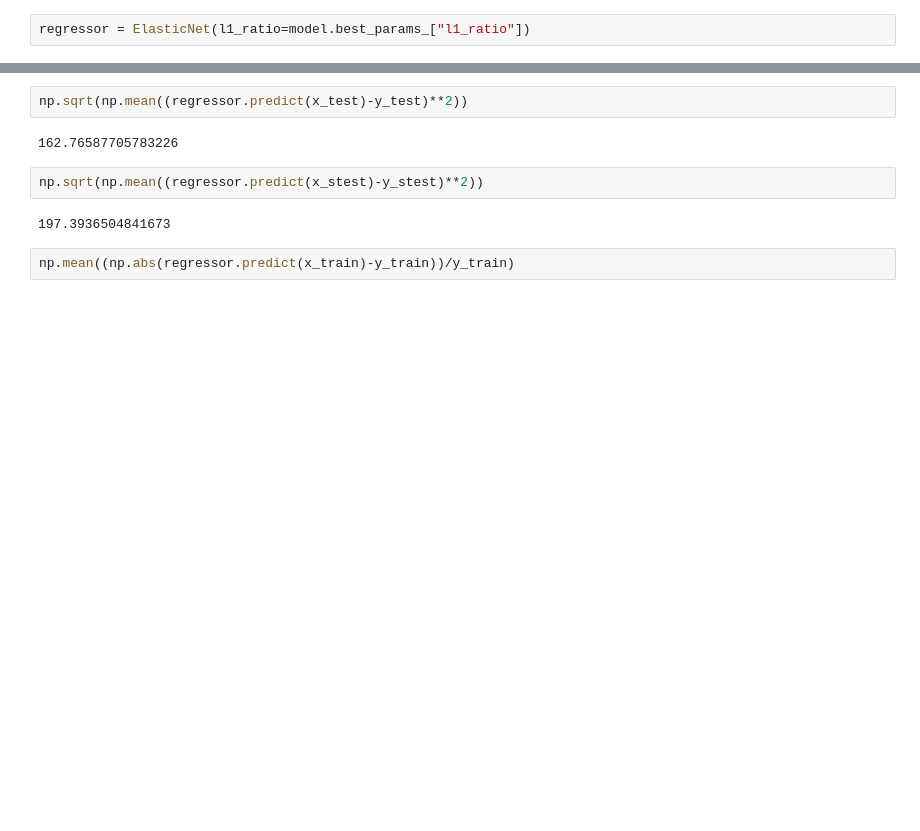
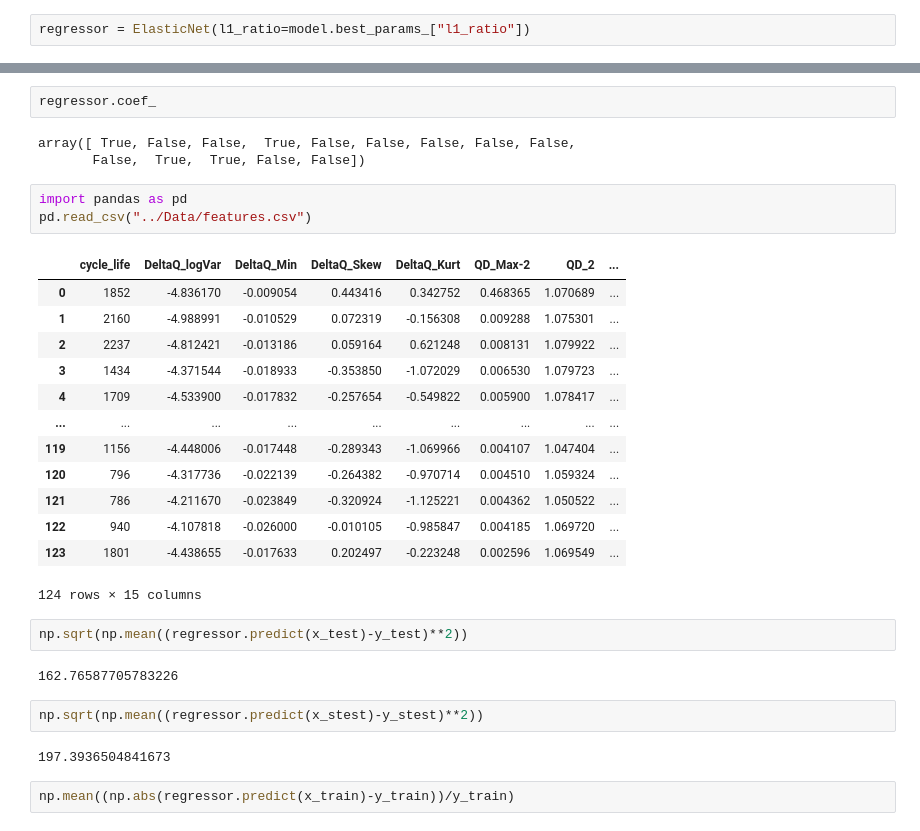
Before and after one commit to nathan99sun/HybridPred, a Jupyter notebook: source/Nature_elastic_net.ipynb, the cells around one changed output, grey strips where cells are left out. Saved outputs shown, nothing was run; the diff lists cells and outputs as text; blank space fills up the shorter version.

```diff
--- a/source/Nature_elastic_net.ipynb
+++ b/source/Nature_elastic_net.ipynb
@@ -72,3 +72,25 @@ ElasticNet(l1_ratio=1.0)
+# %%
+regressor.coef_
+# %% [output]
+array([ True, False, False,  True, False, False, False, False, False,
+       False,  True,  True, False, False])
+# %%
+import pandas as pd
+pd.read_csv("../Data/features.csv")
+# %% [output]
+|  | cycle_life | DeltaQ_logVar | DeltaQ_Min | DeltaQ_Skew | DeltaQ_Kurt | QD_Max-2 | QD_2 | ... |
+| 0 | 1852 | -4.836170 | -0.009054 | 0.443416 | 0.342752 | 0.468365 | 1.070689 | ... |
+| 1 | 2160 | -4.988991 | -0.010529 | 0.072319 | -0.156308 | 0.009288 | 1.075301 | ... |
+| 2 | 2237 | -4.812421 | -0.013186 | 0.059164 | 0.621248 | 0.008131 | 1.079922 | ... |
+| 3 | 1434 | -4.371544 | -0.018933 | -0.353850 | -1.072029 | 0.006530 | 1.079723 | ... |
+| 4 | 1709 | -4.533900 | -0.017832 | -0.257654 | -0.549822 | 0.005900 | 1.078417 | ... |
+| ... | ... | ... | ... | ... | ... | ... | ... | ... |
+| 119 | 1156 | -4.448006 | -0.017448 | -0.289343 | -1.069966 | 0.004107 | 1.047404 | ... |
+| 120 | 796 | -4.317736 | -0.022139 | -0.264382 | -0.970714 | 0.004510 | 1.059324 | ... |
+| 121 | 786 | -4.211670 | -0.023849 | -0.320924 | -1.125221 | 0.004362 | 1.050522 | ... |
+| 122 | 940 | -4.107818 | -0.026000 | -0.010105 | -0.985847 | 0.004185 | 1.069720 | ... |
+| 123 | 1801 | -4.438655 | -0.017633 | 0.202497 | -0.223248 | 0.002596 | 1.069549 | ... |
+124 rows × 15 columns
 # %%
 np.sqrt(np.mean((regressor.predict(x_test)-y_test)**2))
 # %% [output]
```
Also changed, not shown: parts of 3 cells of this notebook.
